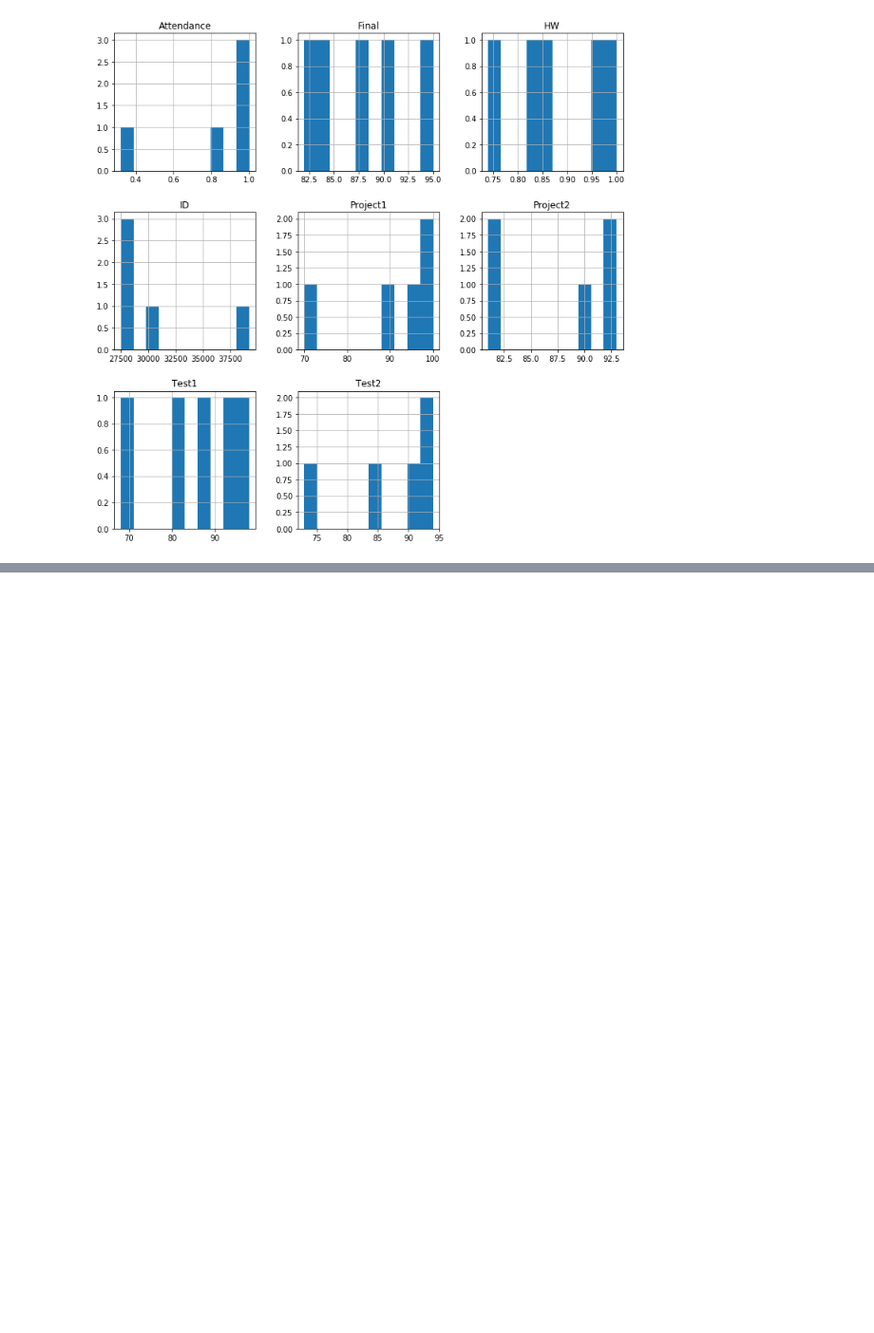
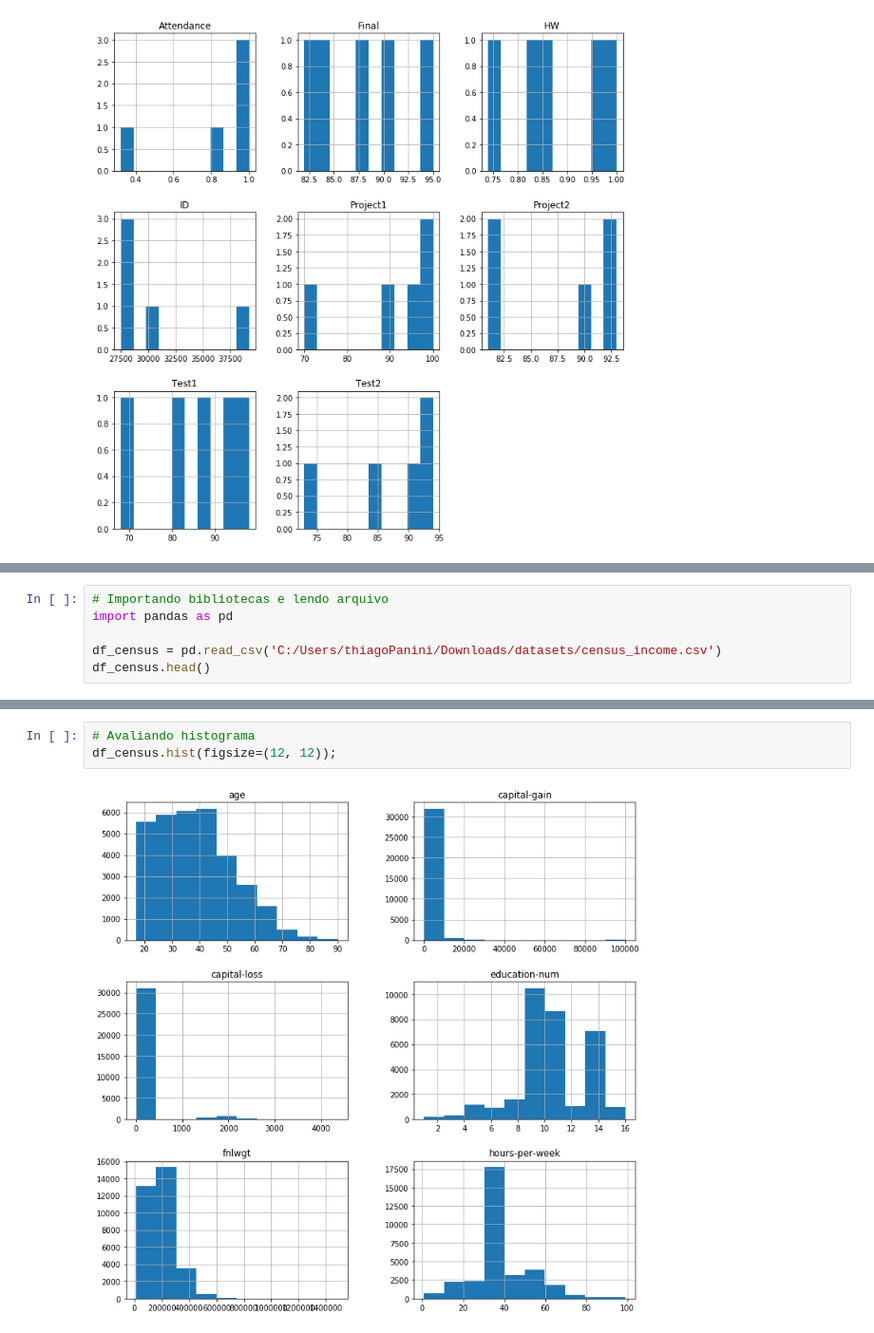
Before and after one commit to RobertoDelamora/data-science-academy, a Jupyter notebook: udacity/fundamentos-data-scientist-I/definitive-toolkit/Pandas_Tutorial.ipynb, the cells around one changed output, grey strips where cells are left out. Shown at 95% size. Cells and saved outputs as stored; diff of their text form; blank space fills up the shorter version.

```diff
--- a/udacity/fundamentos-data-scientist-I/definitive-toolkit/Pandas_Tutorial.ipynb
+++ b/udacity/fundamentos-data-scientist-I/definitive-toolkit/Pandas_Tutorial.ipynb
@@ -1770,0 +1891,6 @@ df_student.hist(figsize=(12,12));
+# %%
+# Importando bibliotecas e lendo arquivo
+import pandas as pd
+
+df_census = pd.read_csv('C:/Users/thiagoPanini/Downloads/datasets/census_income.csv')
+df_census.head()
@@ -1770,0 +1917,5 @@ df_student.hist(figsize=(12,12));
+# %%
+# Avaliando histograma
+df_census.hist(figsize=(12, 12));
+# %% [output]
+[figure, added]
```
Also changed, not shown: parts of 105 cells of this notebook, 43 other files.
